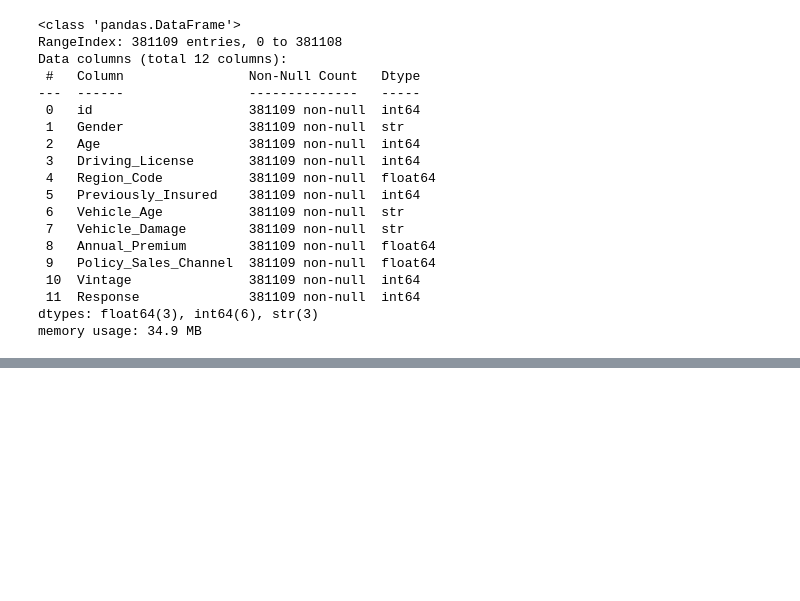
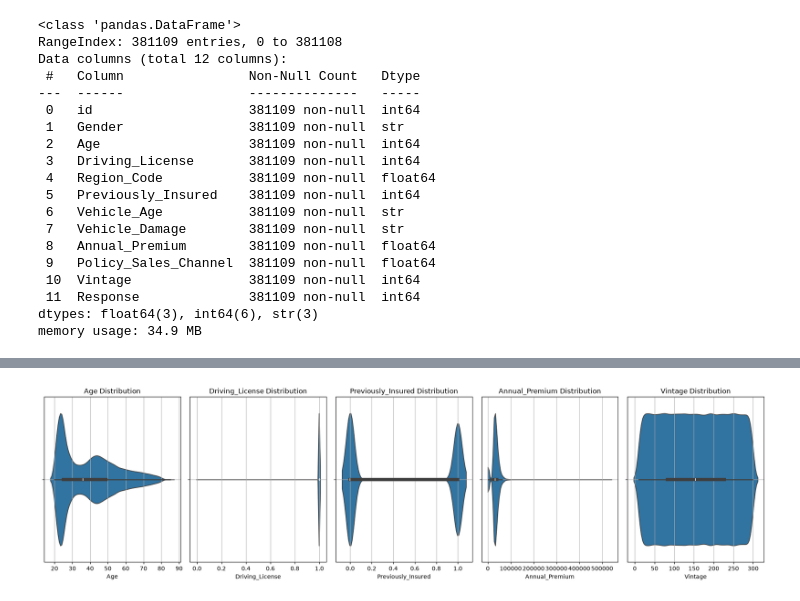
Before and after one commit to anurag-23werty/Vehicle_mlops, a Jupyter notebook: notebook/exp_notebook.ipynb, the cells around one changed output, grey strips where cells are left out. Drawn from its saved outputs; the diff is of its cells as text; code cells hidden in the pictures; blank space fills up the shorter version.

```diff
--- a/notebook/exp_notebook.ipynb
+++ b/notebook/exp_notebook.ipynb
@@ -157,0 +191,3 @@ outliers_df
+# %%
+df =df.drop(columns=["id"])
+df.head()
@@ -157,0 +201,3 @@ outliers_df
+# %%
+df["Policy_Sales_Channel"] = df["Policy_Sales_Channel"].astype("str")
+df["Region_Code"] = df["Region_Code"].astype("str")
@@ -157,0 +225,38 @@ outliers_df
+# %%
+import math
+
+numerical_features = df.select_dtypes(
+    include=['float64', 'int64']
+).columns.drop('Response')
+
+n_cols = 5
+n_rows = math.ceil(len(numerical_features) / n_cols)
+
+fig, axes = plt.subplots(
+    n_rows,
+    n_cols,
+    figsize=(18, 5 * n_rows),
+    squeeze=False
+)
+
+for i, col in enumerate(numerical_features):
+    row, col_idx = divmod(i, n_cols)
+
+    sns.violinplot(
+        x=col,
+        data=df,
+        ax=axes[row, col_idx]
+    )
+
+    axes[row, col_idx].set_title(f'{col} Distribution')
+    axes[row, col_idx].grid(True)
+
+# Delete unused plots
+for j in range(len(numerical_features), n_rows * n_cols):
+    row, col_idx = divmod(j, n_cols)
+    fig.delaxes(axes[row, col_idx])
+
+plt.tight_layout()
+plt.show()
+# %% [output]
+[figure, added]
```
Also changed, not shown: parts of 24 cells of this notebook, 21 other files.
